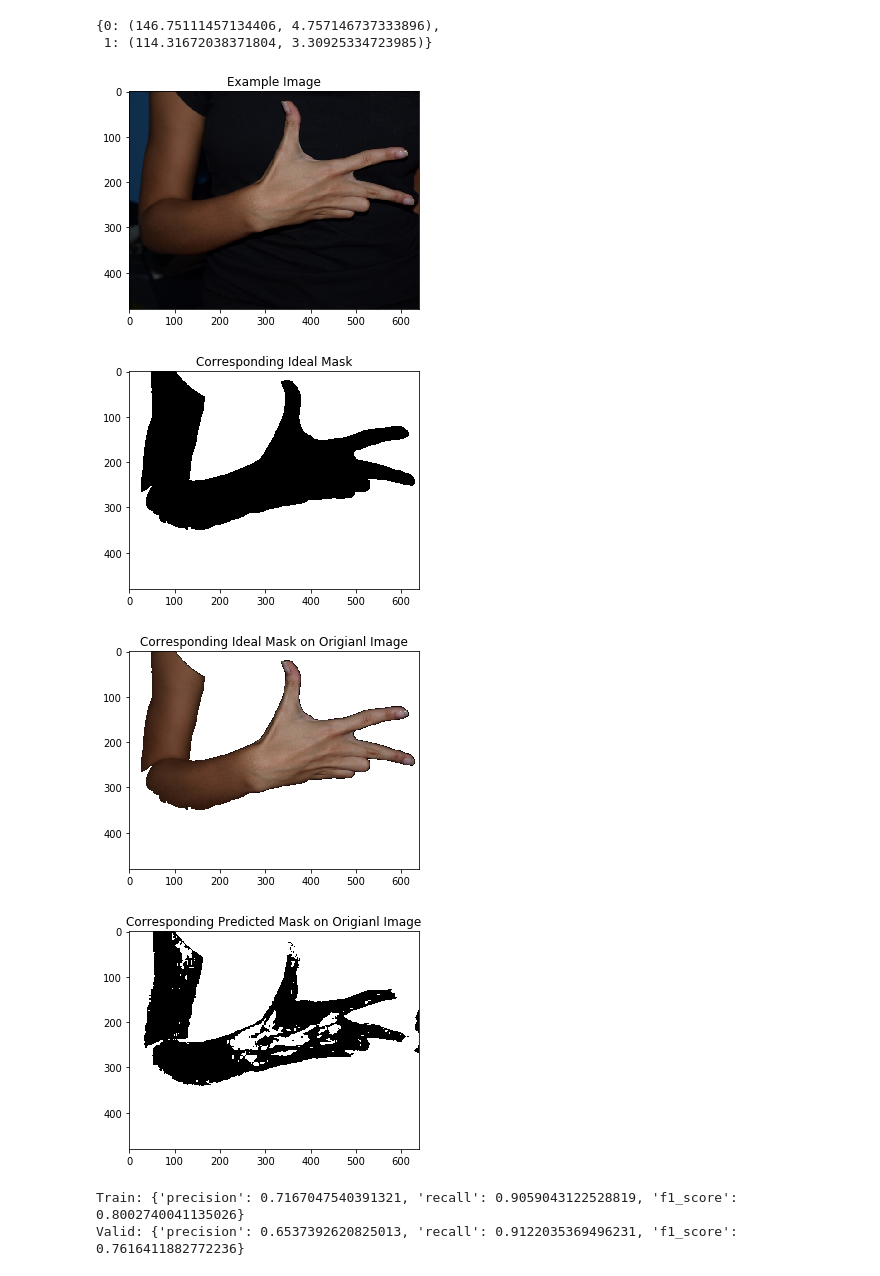
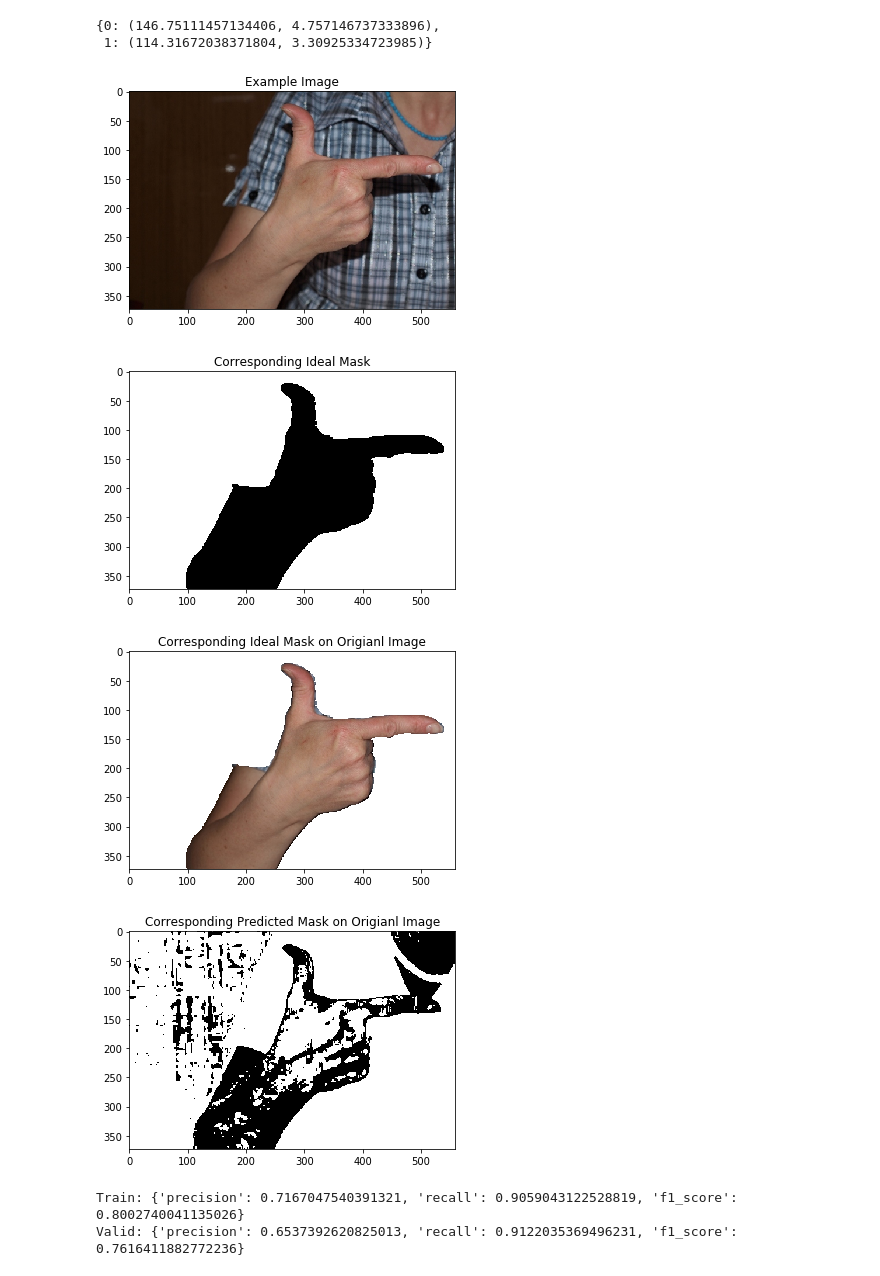
Before and after one commit to uridr/Finger-Detection, a Jupyter notebook: preprocessing/skin_color_characterization.ipynb, the cells around one changed output. Cells and saved outputs as stored; diff of their text form; code cells hidden in the pictures.

```diff
--- a/preprocessing/skin_color_characterization.ipynb
+++ b/preprocessing/skin_color_characterization.ipynb
@@ -244,22 +264,22 @@ stats
 {0: (146.75111457134406, 4.757146737333896),
  1: (114.31672038371804, 3.30925334723985)}
 # %%
-predicted_mask = pixelClassification(images_crcb['3_P_hgr1_id05_3'], channels, stats)
+predicted_mask = pixelClassification(images_crcb['2_P_hgr1_id03_2'], channels, stats)
 # %%
 plt.title("Example Image")
-plt.imshow(cv2.cvtColor(images['3_P_hgr1_id05_3'], cv2.COLOR_BGR2RGB))
+plt.imshow(cv2.cvtColor(images['2_P_hgr1_id03_2'], cv2.COLOR_BGR2RGB))
 plt.show()
 plt.title("Corresponding Ideal Mask")
-plt.imshow(cv2.cvtColor(masks['3_P_hgr1_id05_3'], cv2.COLOR_BGR2RGB))
+plt.imshow(cv2.cvtColor(masks['2_P_hgr1_id03_2'], cv2.COLOR_BGR2RGB))
 plt.show()
 plt.title("Corresponding Ideal Mask on Origianl Image")
-plt.imshow(cv2.cvtColor(skin_images['3_P_hgr1_id05_3'], cv2.COLOR_BGR2RGB))
+plt.imshow(cv2.cvtColor(skin_images['2_P_hgr1_id03_2'], cv2.COLOR_BGR2RGB))
 plt.show()
 plt.title("Corresponding Predicted Mask on Origianl Image")
 plt.imshow(predicted_mask, cmap='gray')
 plt.show()
 # %% [output]
-[figure, old version]
+[figure, new version]
-[figure, old version]
+[figure, new version]
-[figure, old version]
+[figure, new version]
-[figure, old version]
+[figure, new version]
```
Also changed, not shown: parts of 27 cells of this notebook, 4 other files.
